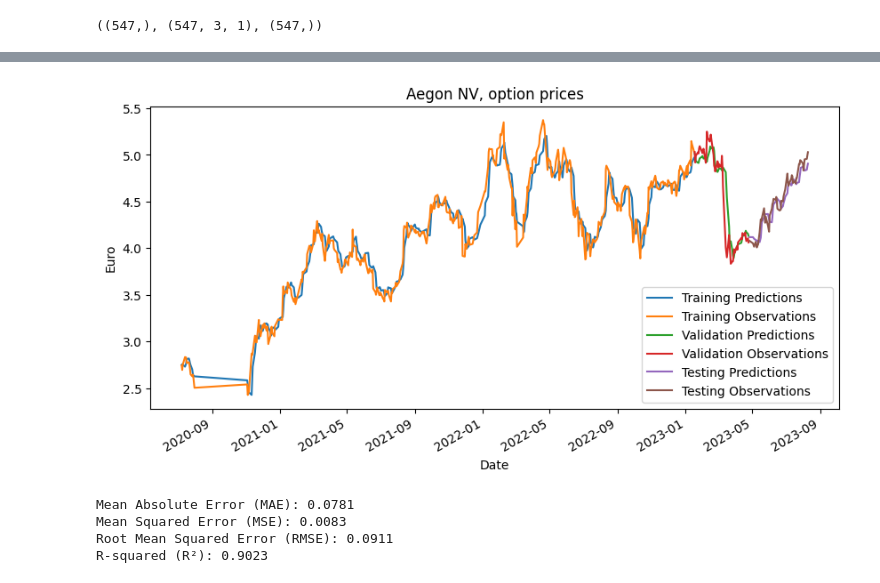
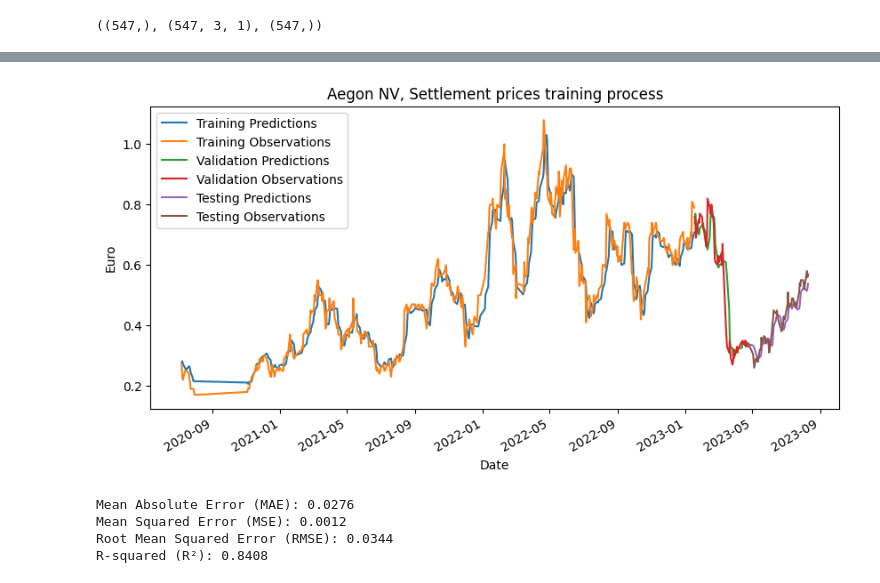
Before and after one commit to PederRonning/SOK3022, a Jupyter notebook: sok_3022_case1.ipynb, the cells around one changed output, grey strips where cells are left out. Cells and saved outputs as stored; diff of their text form; code cells hidden in the pictures.

```diff
--- a/sok_3022_case1.ipynb
+++ b/sok_3022_case1.ipynb
@@ -64,7 +35,7 @@ import matplotlib.pyplot as plt
 import datetime
 
 df['date'] = pd.to_datetime(df['date'], format='%Y-%m-%d')
-df['Price'] = df['Price'].astype(float)
+df['Settlement'] = df['Settlement'].astype(float)
 # %%
 df = df.sort_values(by='date')
 # %%
@@ -115,7 +96,7 @@ def df_to_windowed_df(dataframe, first_date_str, last_date_str, n=3):
             return None
 
         # Hent verdiene (bruk 'Price' istedenfor 'Close')
-        values = df_subset['Price'].to_numpy()
+        values = df_subset['Settlement'].to_numpy()
         x, y = values[:-1], values[-1]
 
         dates.append(target_date)
@@ -322,29 +303,29 @@ plt.show()
 # %%
 plt.figure(figsize=(10, 5))
 plt.plot(dates_train, train_predictions)
 plt.plot(dates_train, y_train)
 plt.plot(dates_val, val_predictions)
 plt.plot(dates_val, y_val)
 plt.plot(dates_test, test_predictions)
 plt.plot(dates_test, y_test)
 plt.legend(['Training Predictions',
             'Training Observations',
             'Validation Predictions',
             'Validation Observations',
             'Testing Predictions',
             'Testing Observations'])
 
 # Formaterer x-aksen til å vise datoer og roterer dem
 plt.gcf().autofmt_xdate()  # Automatisk rotasjon av datoer
 
 # Adder labels og title
 plt.xlabel('Date')
 plt.ylabel('Euro')
-plt.title('Aegon NV, option prices')
+plt.title('Aegon NV, Settlement prices training process')
 
 plt.show()
 # %% [output]
-[figure, old version]
+[figure, new version]
 # %%
 from sklearn.metrics import mean_squared_error, mean_absolute_error, r2_score
 
@@ -366,7 +347,7 @@ print(f"Mean Squared Error (MSE): {mse:.4f}")
 print(f"Root Mean Squared Error (RMSE): {rmse:.4f}")
 print(f"R-squared (R²): {r2:.4f}")
 # %% [output]
-Mean Absolute Error (MAE): 0.0781
-Mean Squared Error (MSE): 0.0083
-Root Mean Squared Error (RMSE): 0.0911
-R-squared (R²): 0.9023
+Mean Absolute Error (MAE): 0.0276
+Mean Squared Error (MSE): 0.0012
+Root Mean Squared Error (RMSE): 0.0344
+R-squared (R²): 0.8408
```
Also changed, not shown: parts of 9 cells of this notebook.
